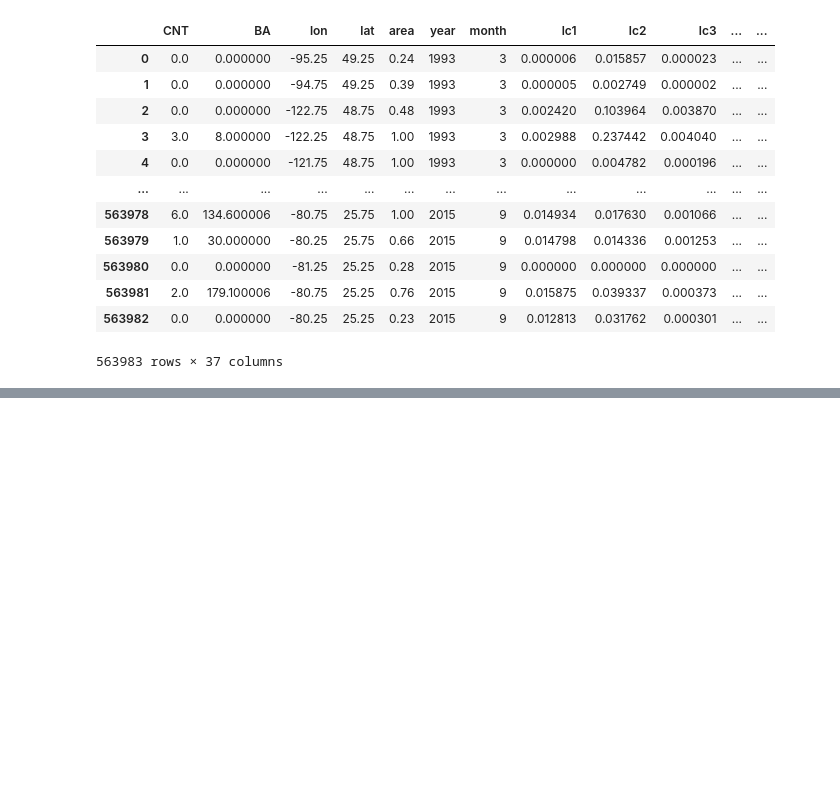
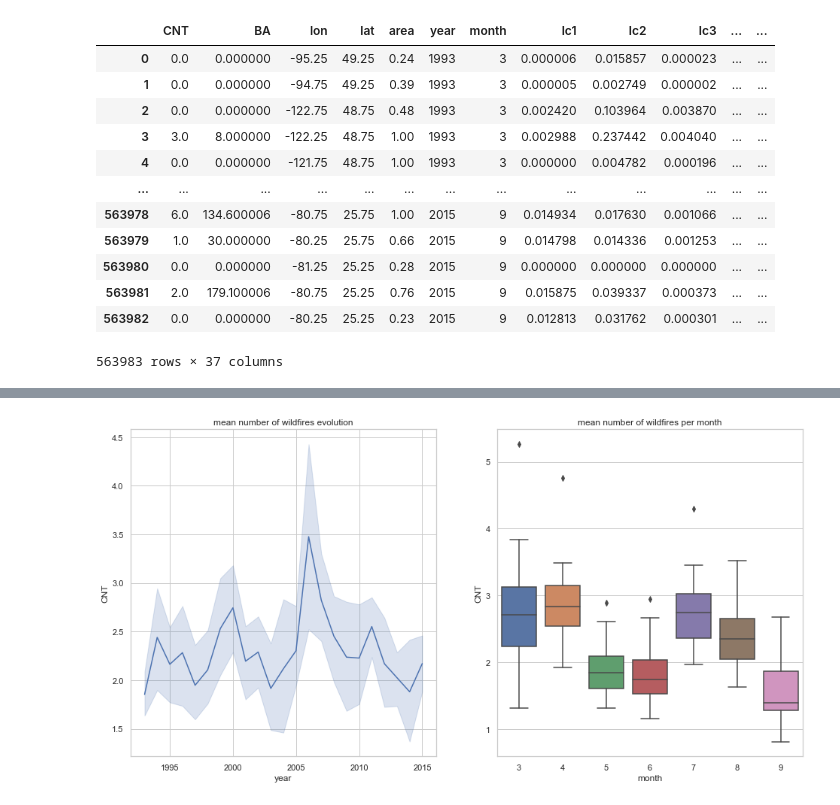
Before and after one commit to MegaCookies88/Data-Challenge-Wildfires, a Jupyter notebook: wildfires.ipynb, the cells around one changed output, grey strips where cells are left out. Drawn from its saved outputs; the diff is of its cells as text; code cells hidden in the pictures; blank space fills up the shorter version.

```diff
--- a/wildfires.ipynb
+++ b/wildfires.ipynb
@@ -40,0 +95,8 @@ Validation Set Size : 80000 - Proportion : 14.18 %
+# %%
+fig, ax = plt.subplots(1,2, figsize=(16,8))
+ax[0].set_title('mean number of wildfires evolution')
+sns.lineplot(x='year', y='CNT', data=data.groupby(by=['year','month'])[['CNT']].mean().reset_index(), ax=ax[0])
+ax[1].set_title('mean number of wildfires per month')
+sns.boxplot(x='month', y='CNT', data=data.groupby(by=['year','month'])[['CNT']].mean().reset_index(), ax=ax[1]);
+# %% [output]
+[figure, added]
```
Also changed, not shown: parts of 8 cells of this notebook.
